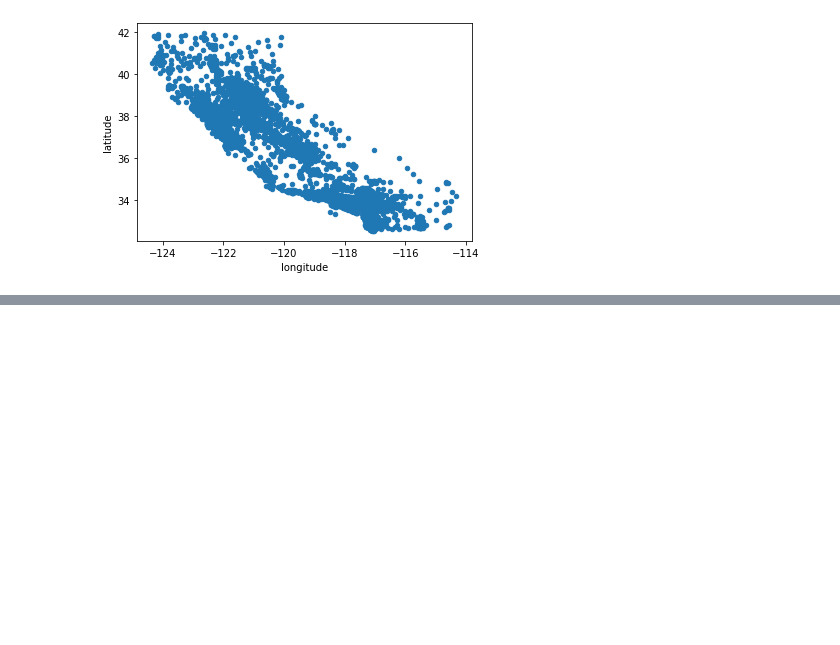
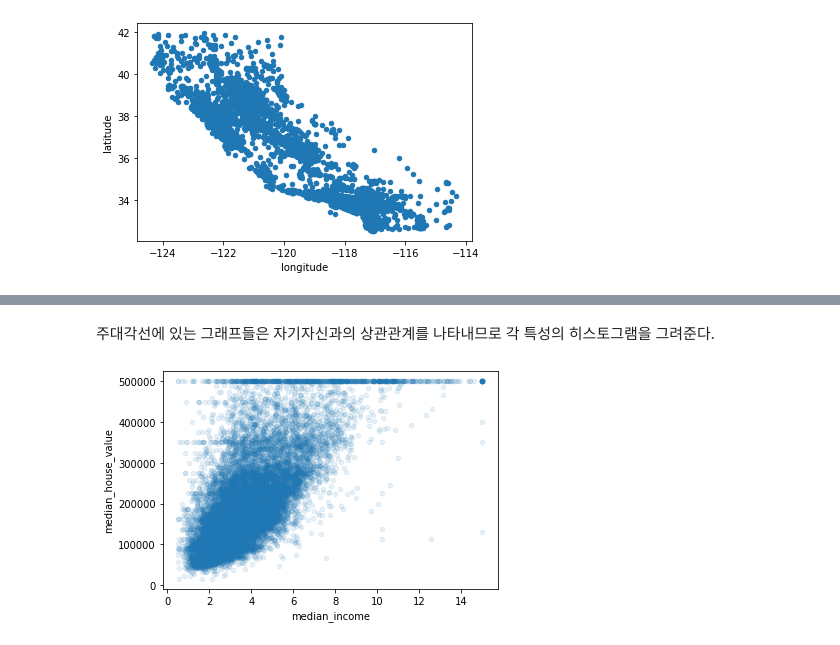
Before and after one commit to hyeon1263/BigAI, a Jupyter notebook: 핸즈온 머신러닝/02_MLProject_Intro.ipynb, the cells around one changed output, grey strips where cells are left out. Saved outputs shown, nothing was run; the diff lists cells and outputs as text; code cells hidden in the pictures; blank space fills up the shorter version.

```diff
--- a/핸즈온 머신러닝/02_MLProject_Intro.ipynb
+++ b/핸즈온 머신러닝/02_MLProject_Intro.ipynb
@@ -242,0 +293,8 @@ plt.show()
+# %% [markdown]
+주대각선에 있는 그래프들은 자기자신과의 상관관계를 나타내므로 각 특성의 히스토그램을 그려준다.
+# %%
+# 주택가격과 상관관계수가 가장 높은 'median_income'의 상관관계 산점도
+housing.plot(kind='scatter', x='median_income', y='median_house_value', alpha=0.1)
+plt.show()
+# %% [output]
+[figure, added]
```
Also changed, not shown: parts of 70 cells of this notebook.
